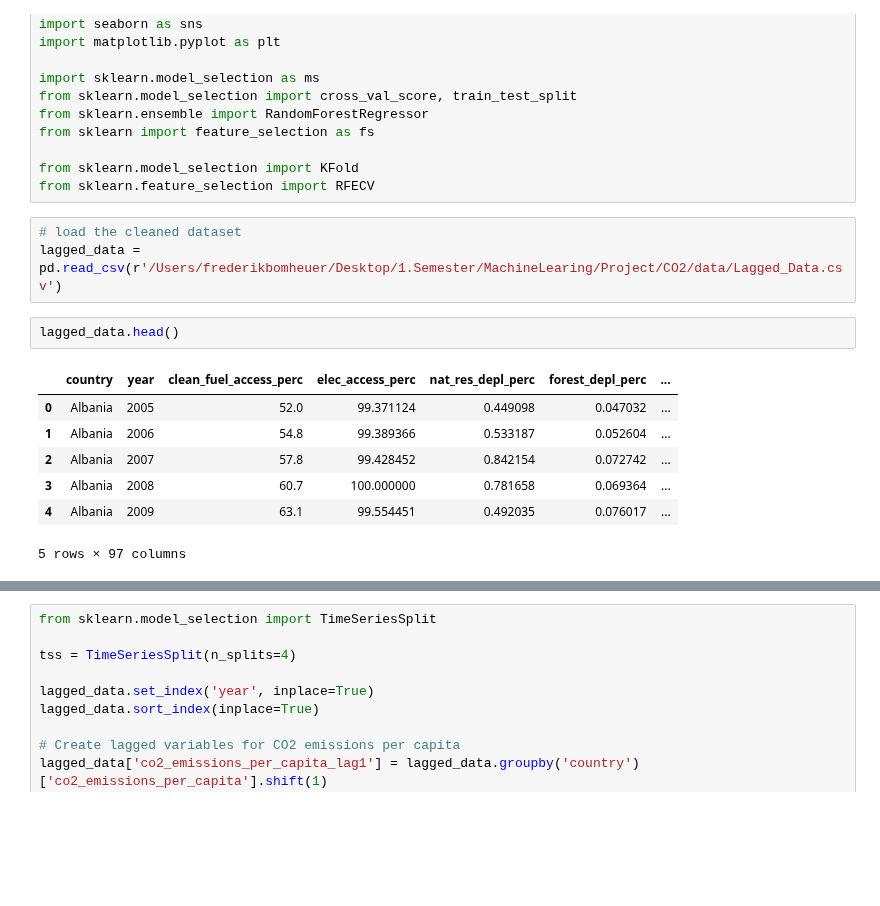
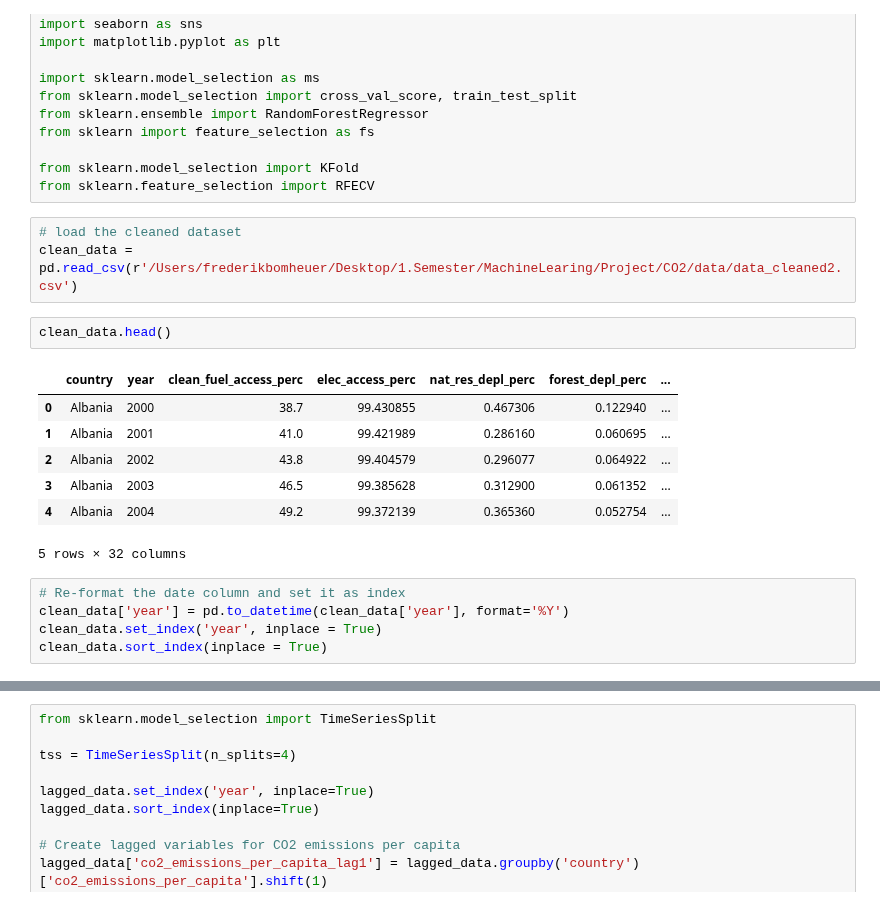
Before and after one commit to KleinerToaster/co2_prediction_countries, a Jupyter notebook: notebook/co2_lagged_data.ipynb, the cells around one changed output, grey strips where cells are left out. Saved outputs shown, nothing was run; the diff lists cells and outputs as text; blank space fills up the shorter version.

```diff
--- a/notebook/co2_lagged_data.ipynb
+++ b/notebook/co2_lagged_data.ipynb
@@ -16,14 +16,19 @@ from sklearn.model_selection import KFold
 from sklearn.feature_selection import RFECV
 # %%
 # load the cleaned dataset
-lagged_data = pd.read_csv(r'/Users/frederikbomheuer/Desktop/1.Semester/MachineLearing/Project/CO2/data/Lagged_Data.csv')
+clean_data = pd.read_csv(r'/Users/frederikbomheuer/Desktop/1.Semester/MachineLearing/Project/CO2/data/data_cleaned2.csv')
 # %%
-lagged_data.head()
+clean_data.head()
 # %% [output]
 |  | country | year | clean_fuel_access_perc | elec_access_perc | nat_res_depl_perc | forest_depl_perc | ... |
-| 0 | Albania | 2005 | 52.0 | 99.371124 | 0.449098 | 0.047032 | ... |
-| 1 | Albania | 2006 | 54.8 | 99.389366 | 0.533187 | 0.052604 | ... |
-| 2 | Albania | 2007 | 57.8 | 99.428452 | 0.842154 | 0.072742 | ... |
-| 3 | Albania | 2008 | 60.7 | 100.000000 | 0.781658 | 0.069364 | ... |
-| 4 | Albania | 2009 | 63.1 | 99.554451 | 0.492035 | 0.076017 | ... |
+| 0 | Albania | 2000 | 38.7 | 99.430855 | 0.467306 | 0.122940 | ... |
+| 1 | Albania | 2001 | 41.0 | 99.421989 | 0.286160 | 0.060695 | ... |
+| 2 | Albania | 2002 | 43.8 | 99.404579 | 0.296077 | 0.064922 | ... |
+| 3 | Albania | 2003 | 46.5 | 99.385628 | 0.312900 | 0.061352 | ... |
+| 4 | Albania | 2004 | 49.2 | 99.372139 | 0.365360 | 0.052754 | ... |
-5 rows × 97 columns
+5 rows × 32 columns
+# %%
+# Re-format the date column and set it as index
+clean_data['year'] = pd.to_datetime(clean_data['year'], format='%Y')
+clean_data.set_index('year', inplace = True)
+clean_data.sort_index(inplace = True)
```
Also changed, not shown: parts of 8 cells of this notebook.
